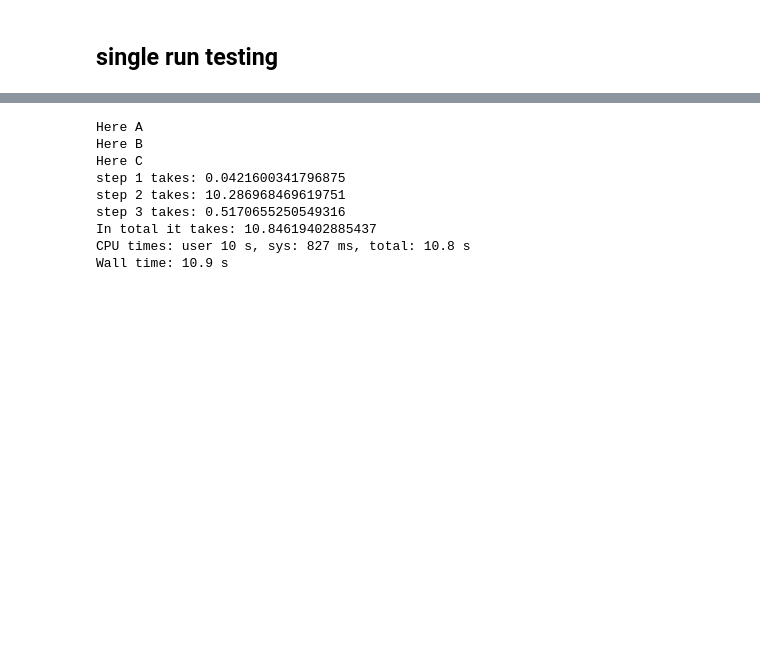
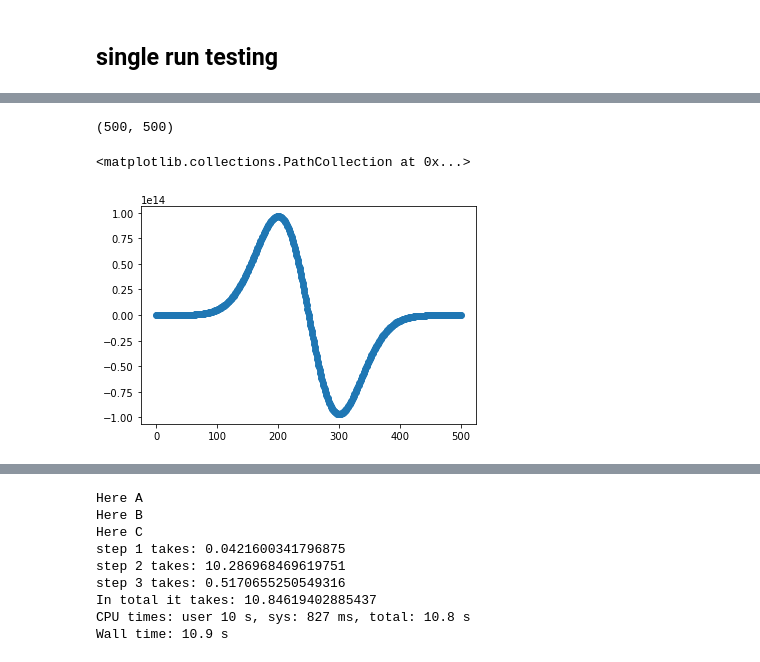
Before and after one commit to weiyuanlou/PyCSR2D, a Jupyter notebook: examples/testing.ipynb, the cells around one changed output, grey strips where cells are left out. Cells and saved outputs as stored; diff of their text form; code cells hidden in the pictures; blank space fills up the shorter version.

```diff
--- a/examples/testing.ipynb
+++ b/examples/testing.ipynb
@@ -171,0 +233,4 @@ WsConv.__class__
+# %%
+N = 1000
+dz = 1.0E-4/N
+dx = 1.0E-4/N
@@ -173,0 +317,14 @@ WsConv.__class__
+# %%
+zvec = np.arange(-5*sigmaz, 5*sigmaz, dz)
+xvec = np.arange(-5*sigmax, 5*sigmax, dx)
+zm, xm = np.meshgrid(zvec, xvec, indexing='ij')
+lambdap_grid = lambda_p_Gauss(zm,xm)
+# %%
+lambdap_grid.shape
+# %% [output]
+(500, 500)
+# %%
+plt.scatter(np.arange(500),lambdap_grid[:,250])
+# %% [output]
+<matplotlib.collections.PathCollection at 0x...>
+[figure, added]
```
Also changed, not shown: parts of 19 cells of this notebook, 5 other files.
